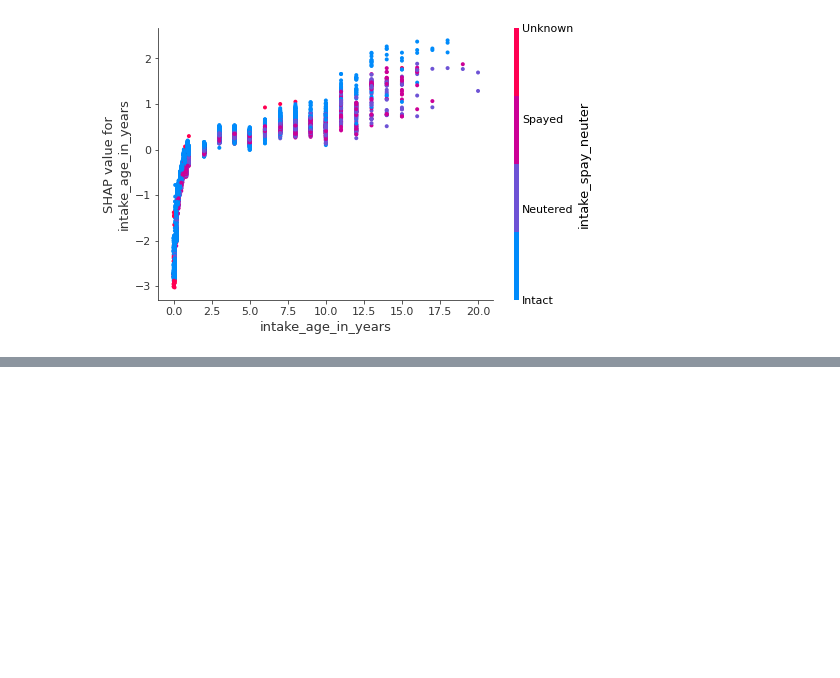
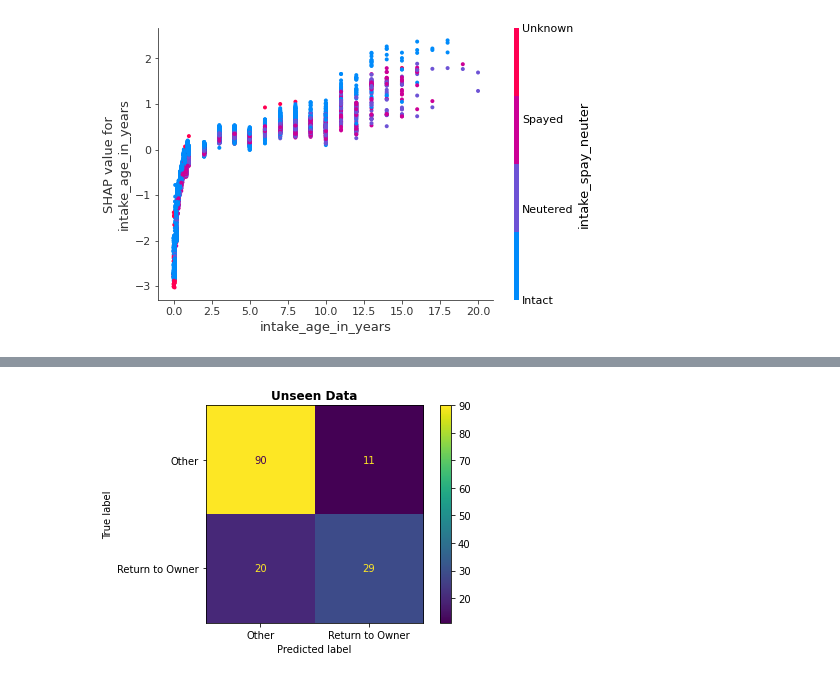
Before and after one commit to lordfrahnk/austin_shelter, a Jupyter notebook: notebooks/13 - CatBoost Model Binary Target With SMOTE (v2).ipynb, the cells around one changed output, grey strips where cells are left out. Cells and saved outputs as stored; diff of their text form; code cells hidden in the pictures; blank space fills up the shorter version.

```diff
--- a/notebooks/13 - CatBoost Model Binary Target With SMOTE (v2).ipynb
+++ b/notebooks/13 - CatBoost Model Binary Target With SMOTE (v2).ipynb
@@ -280,0 +305,2 @@ shap.dependence_plot('intake_age_in_years', shap_values, X_test)
+# %%
+y_unseen = y_unseen.map(target_map)
@@ -280,0 +331,6 @@ shap.dependence_plot('intake_age_in_years', shap_values, X_test)
+# %%
+plot_confusion_matrix(clf, X_unseen, y_unseen, cmap='viridis')
+plt.title('Unseen Data', weight='bold')
+plt.savefig('../plots/unseen_model_accuracy_confusion_matrix', dpi=300);
+# %% [output]
+[figure, added]
```
Also changed, not shown: parts of 13 cells of this notebook, 6 other files.
